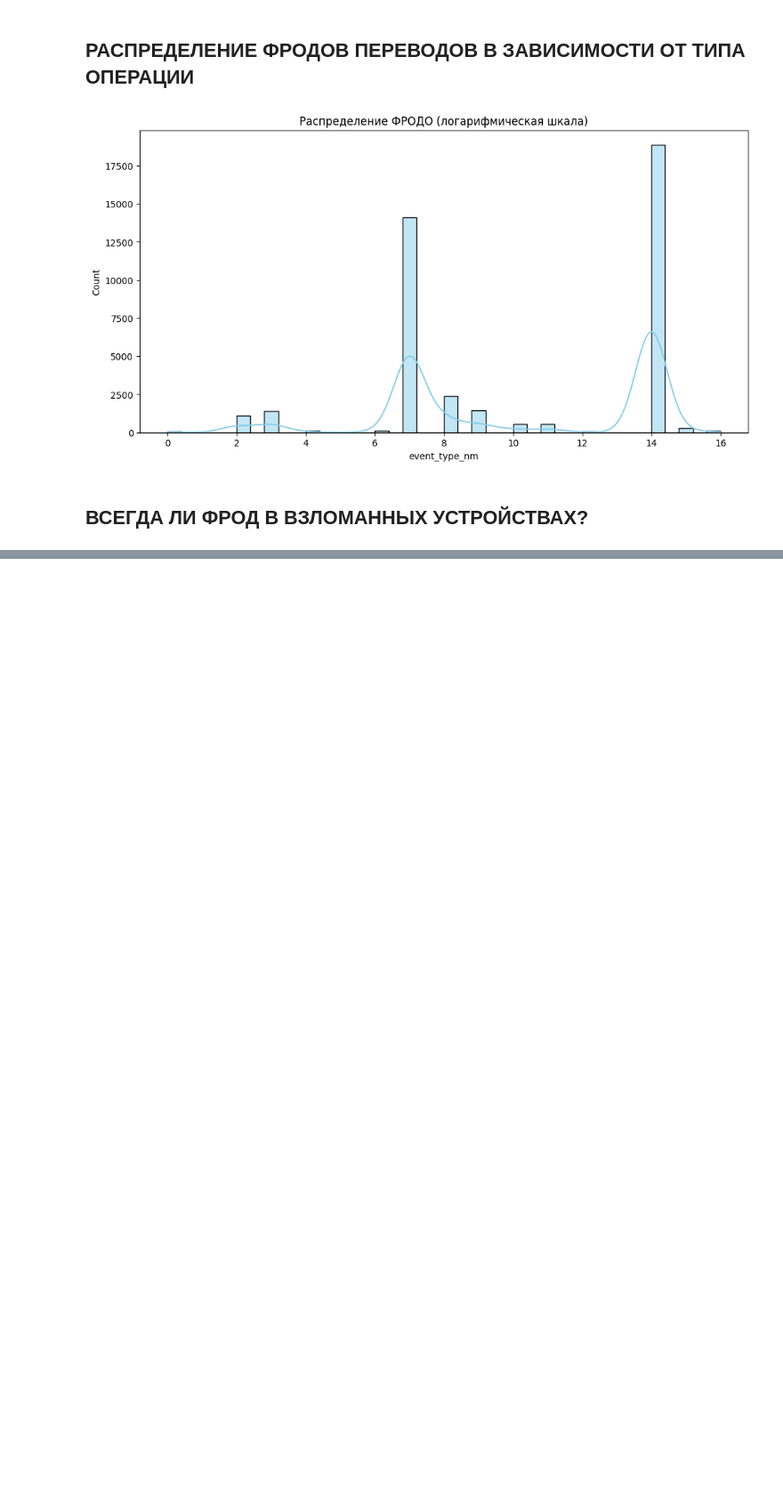
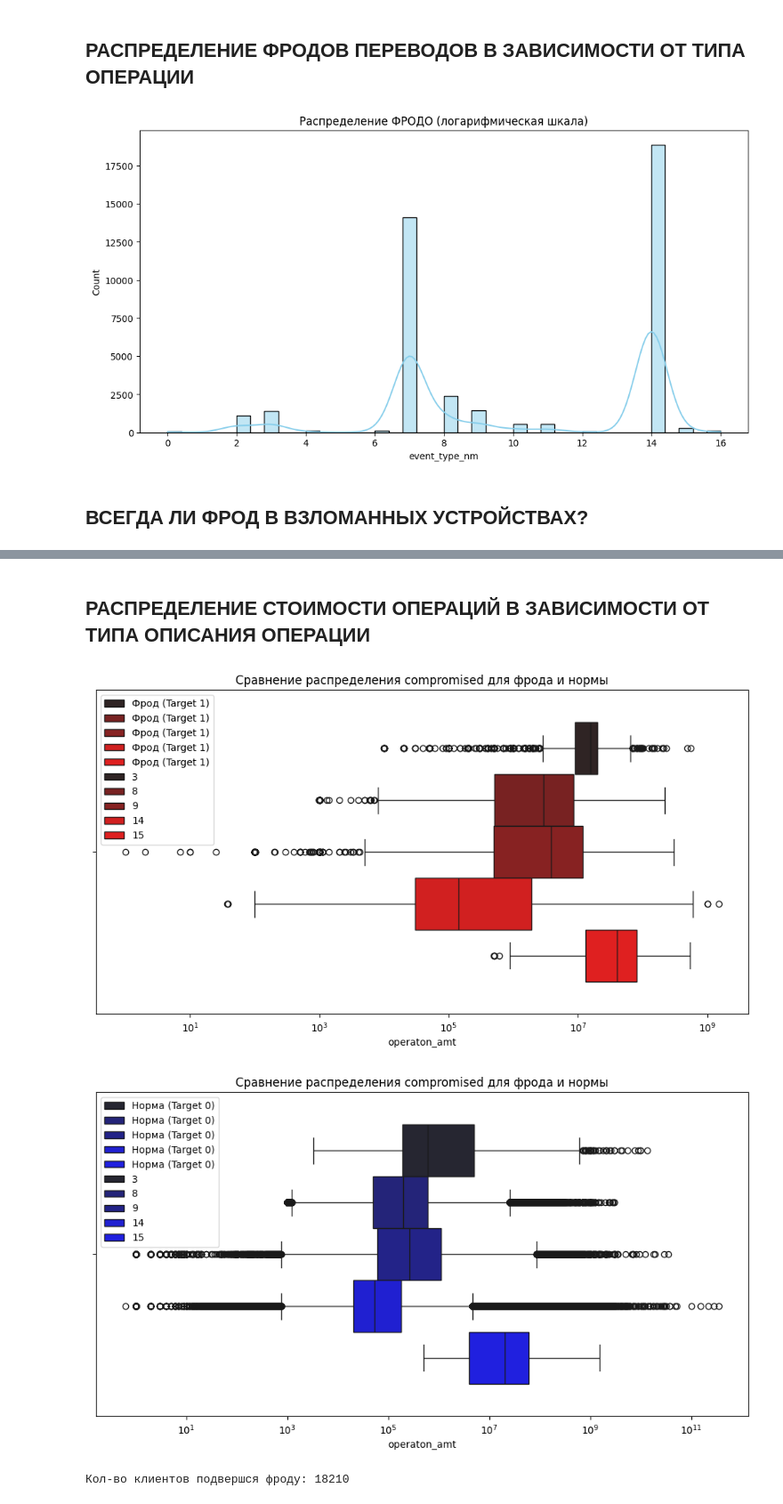
Before and after one commit to SergeyVoroninn/antifraud_hak, a Jupyter notebook: feat_eng/type_analize.ipynb, the cells around one changed output, grey strips where cells are left out. Shown at 89% size. Saved outputs shown, nothing was run; the diff lists cells and outputs as text; code cells hidden in the pictures; blank space fills up the shorter version.

```diff
--- a/feat_eng/type_analize.ipynb
+++ b/feat_eng/type_analize.ipynb
@@ -96,0 +92,30 @@ KeyboardInterrupt:
+# %% [markdown]
+## РАСПРЕДЕЛЕНИЕ СТОИМОСТИ ОПЕРАЦИЙ В ЗАВИСИМОСТИ ОТ ТИПА ОПИСАНИЯ ОПЕРАЦИИ
+# %%
+# Подготовка данных
+pdf1 = df_train.filter('target == 1 AND operaton_amt>0').select('event_type_nm','operaton_amt').toPandas()
+# Для target=0 берем выборку, чтобы не перегрузить память
+pdf2 = df_train.filter('target == 0 AND operaton_amt>0' ).select('event_type_nm','operaton_amt').sample(False, 0.1).toPandas()
+
+plt.figure(figsize=(12, 6))
+
+# Рисуем оба распределения на одних осях
+# stat="density" нормализует площади графиков, чтобы их можно было сравнить при разном кол-ве строк
+sns.boxplot(data=pdf1, x="operaton_amt", palette='dark:red', label="Фрод (Target 1)", log_scale=True, hue='event_type_nm')
+plt.legend()
+plt.title("Сравнение распределения compromised для фрода и нормы")
+plt.show()
+
+plt.figure(figsize=(12, 6))
+sns.boxplot(data=pdf2, x="operaton_amt", palette='dark:blue', label="Норма (Target 0)",log_scale=True, hue='event_type_nm')
+plt.legend()
+plt.title("Сравнение распределения compromised для фрода и нормы")
+plt.show()
+# %% [output]
+[figure, added]
+[figure, added]
+# %%
+value = df_train.filter('target == 1').select('customer_id').distinct().count()
+print(f"Кол-во клиентов подвершся фроду: {value}")
+# %% [output]
+Кол-во клиентов подвершся фроду: 18210
```
Also changed, not shown: parts of 5 cells of this notebook.
